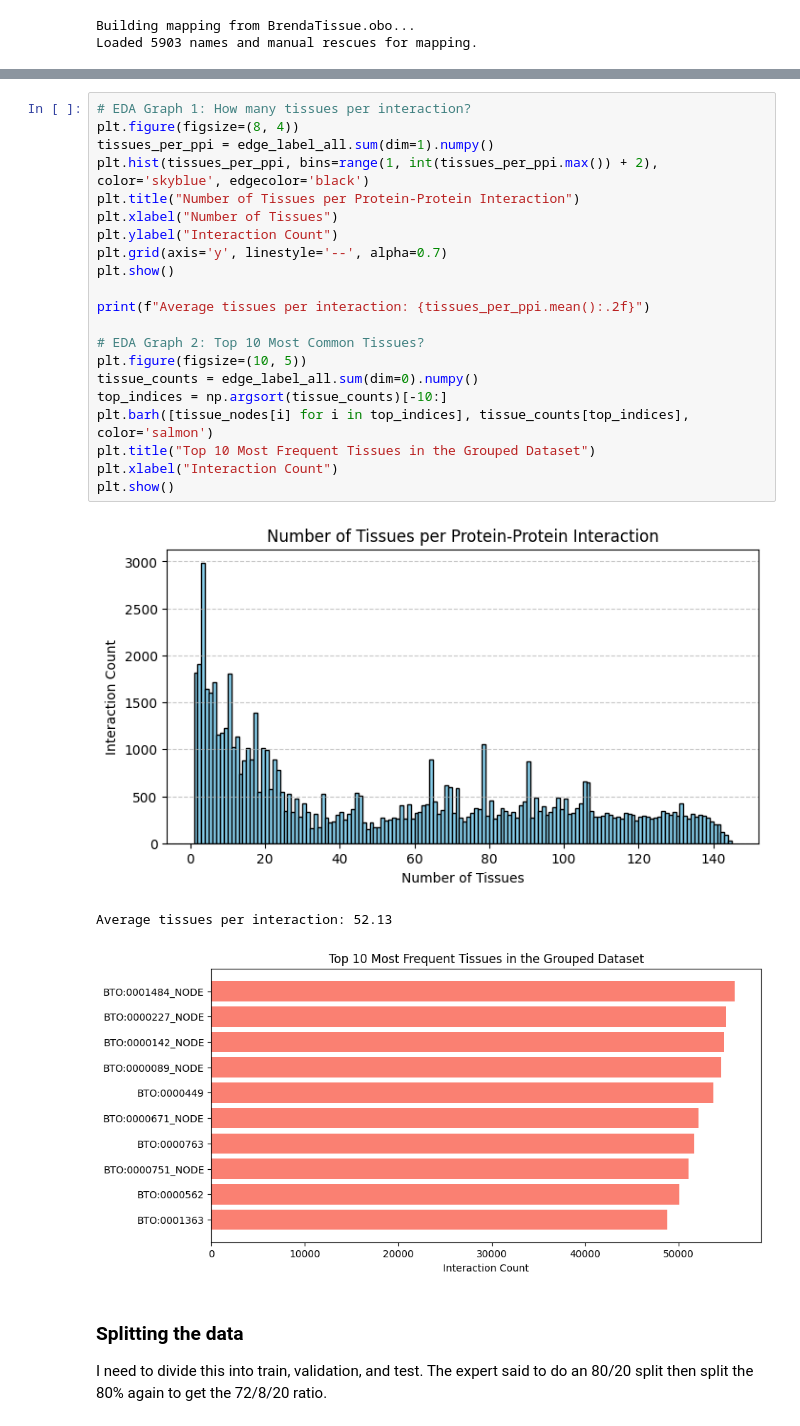
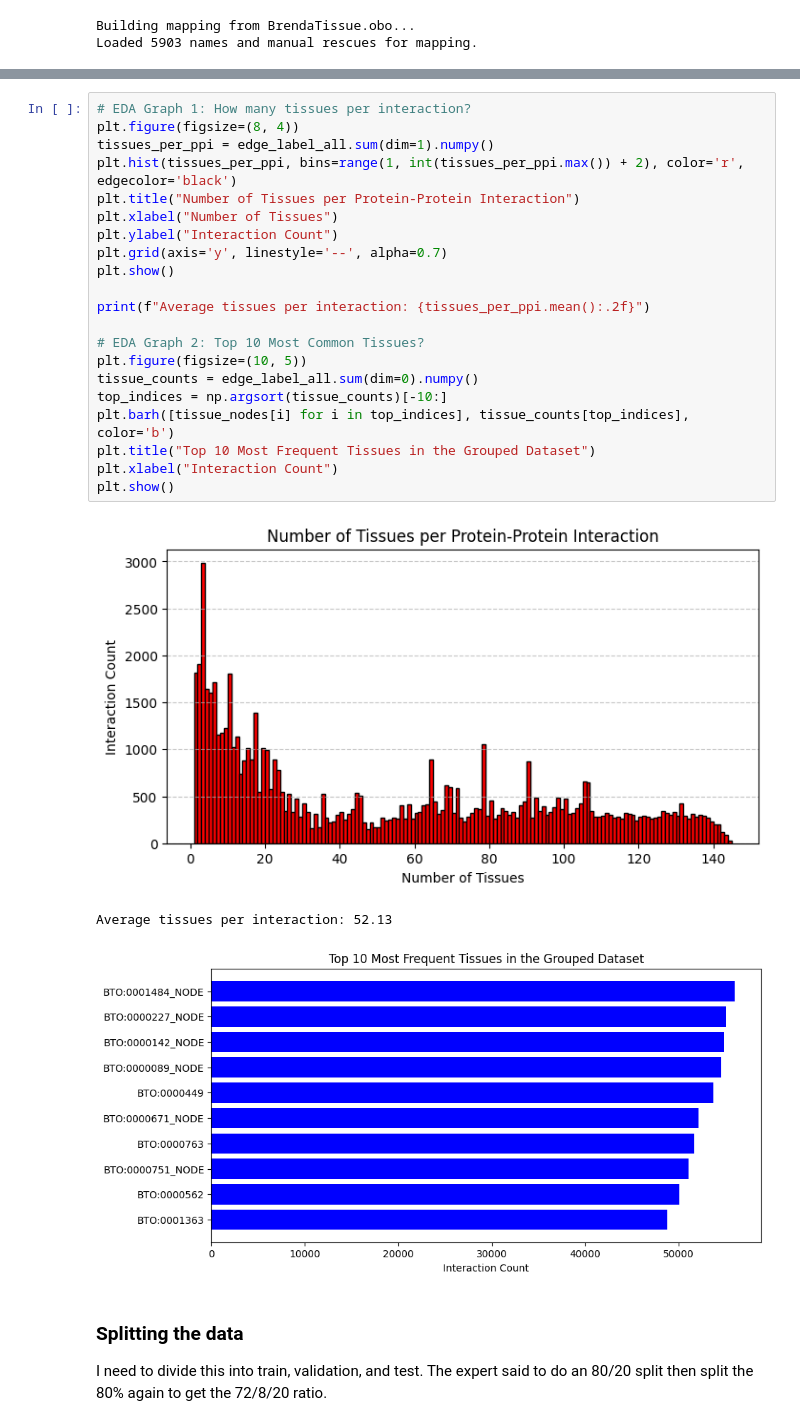
Before and after one commit to CleymenZero/Ohmnet-GAT-Extension, a Jupyter notebook: Capstone Project.ipynb, the cells around one changed output, grey strips where cells are left out. Drawn from its saved outputs; the diff is of its cells as text.

```diff
--- a/Capstone Project.ipynb
+++ b/Capstone Project.ipynb
@@ -191,28 +190,28 @@ Now that I have the labels grouped, I can finally see what the data distribution
 # %%
 # EDA Graph 1: How many tissues per interaction?
 plt.figure(figsize=(8, 4))
 tissues_per_ppi = edge_label_all.sum(dim=1).numpy()
-plt.hist(tissues_per_ppi, bins=range(1, int(tissues_per_ppi.max()) + 2), color='skyblue', edgecolor='black')
+plt.hist(tissues_per_ppi, bins=range(1, int(tissues_per_ppi.max()) + 2), color='r', edgecolor='black')
 plt.title("Number of Tissues per Protein-Protein Interaction")
 plt.xlabel("Number of Tissues")
 plt.ylabel("Interaction Count")
 plt.grid(axis='y', linestyle='--', alpha=0.7)
 plt.show()
 
 print(f"Average tissues per interaction: {tissues_per_ppi.mean():.2f}")
 
 # EDA Graph 2: Top 10 Most Common Tissues?
 plt.figure(figsize=(10, 5))
 tissue_counts = edge_label_all.sum(dim=0).numpy()
 top_indices = np.argsort(tissue_counts)[-10:]
-plt.barh([tissue_nodes[i] for i in top_indices], tissue_counts[top_indices], color='salmon')
+plt.barh([tissue_nodes[i] for i in top_indices], tissue_counts[top_indices], color='b')
 plt.title("Top 10 Most Frequent Tissues in the Grouped Dataset")
 plt.xlabel("Interaction Count")
 plt.show()
 # %% [output]
-[figure, old version]
+[figure, new version]
 Average tissues per interaction: 52.13
-[figure, old version]
+[figure, new version]
 # %% [markdown]
 ### Splitting the data
 I need to divide this into train, validation, and test. The expert said to do an 80/20 split then split the 80% again to get the 72/8/20 ratio.
```
Also changed, not shown: parts of 12 cells of this notebook.
